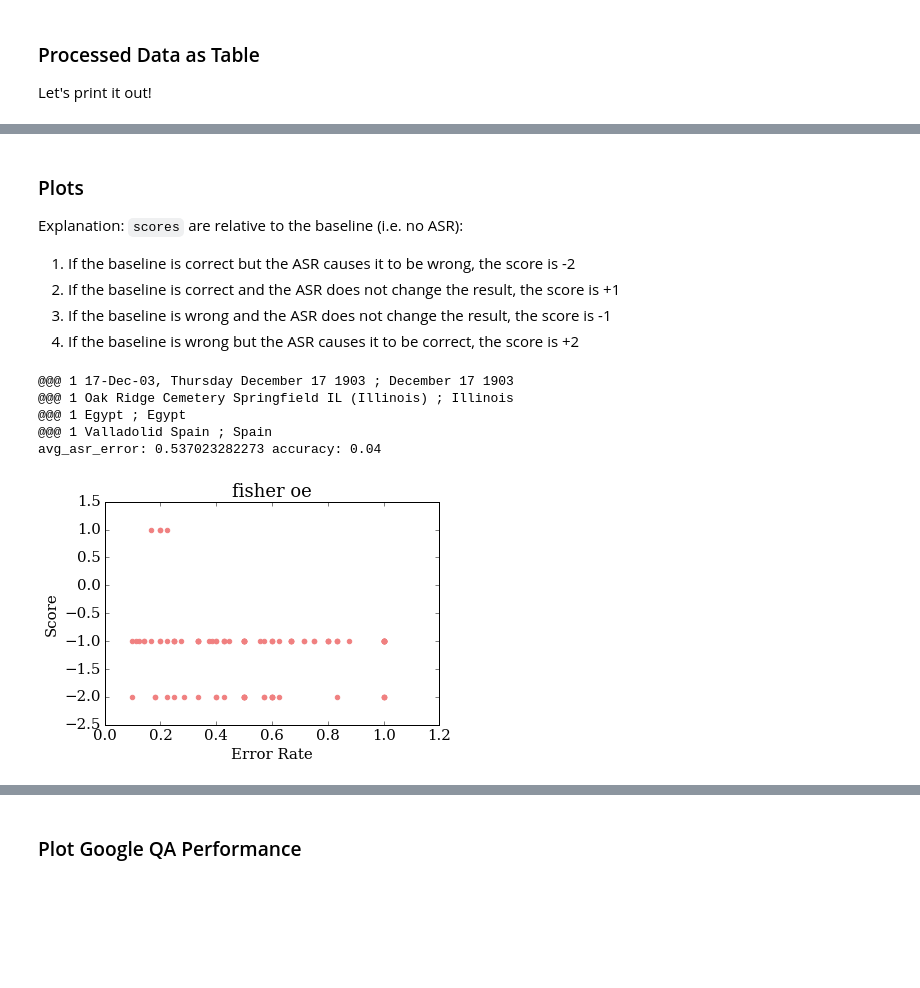
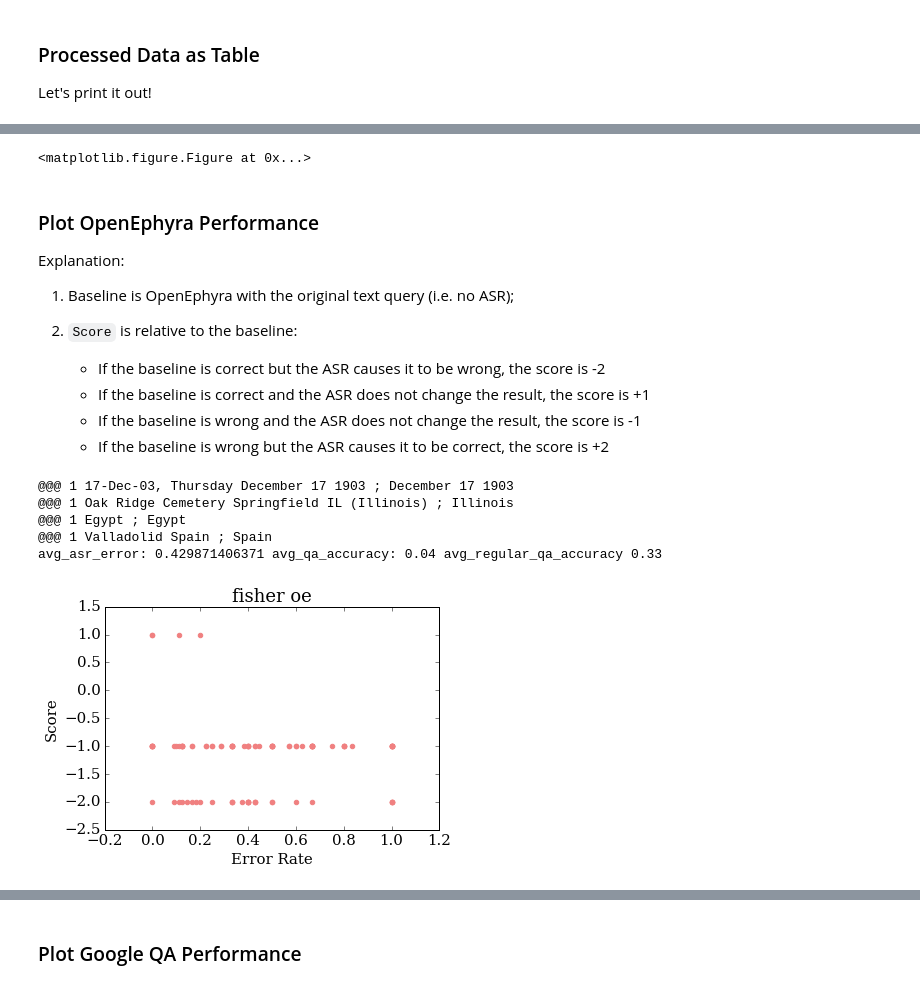
Before and after one commit to yunshengb/research, a Jupyter notebook: exp/asr_qa/analyze.ipynb, the cells around one changed output, grey strips where cells are left out. Saved outputs shown, nothing was run; the diff lists cells and outputs as text; code cells hidden in the pictures; blank space fills up the shorter version.

```diff
--- a/exp/asr_qa/analyze.ipynb
+++ b/exp/asr_qa/analyze.ipynb
@@ -153,8 +153,8 @@ data.to_csv('data.txt')
 # %%
 # Returns the error rate of str2 given str1 as the correct text.
 def error_rate(str1, str2):
-    split1 = str1.lower().split()
-    split2 = str2.lower().split()
+    split1 = stripped_str(str1).lower().split()
+    split2 = stripped_str(str2).lower().split()
     correct_count = 0
     wront_count = 0
     for word in split1:
@@ -177,26 +177,25 @@ def analyze(data, asr_name, qa_name, verbose=True):
         asr_errors[j] = error_rate(data['query'][j], transcript)
     scores = np.zeros(size)
     relative_scores = np.zeros(size)
-    regular_result = np.zeros(size)
-    result = np.zeros(size)
+    regular_qa_result = np.zeros(size)
+    qa_result = np.zeros(size)
     for j, answer in enumerate(data['_'.join(['answer', asr_name, qa_name])]):
         correct_answer = data['answer'][j]
         regular_answer = data['_'.join(['answer', 'regular', qa_name])][j]
         if answer_is_correct(regular_answer, correct_answer):
             # Regualr is correct.
-            regular_result[j] = 1
+            regular_qa_result[j] = 1
             if not answer_is_correct(answer, correct_answer):
                 # Become wrong.
                 scores[j] = 0
                 relative_scores[j] = -2
-#                 print('@@@ -2', j, asr_errors[j])
             else:
                 # Still correct.
                 if verbose:
                     print('@@@ 1', correct_answer, ';', answer)
                 scores[j] = 1
                 relative_scores[j] = 1
-                result[j] = 1
+                qa_result[j] = 1
         else:
             # Regular is wrong.
             if not answer_is_correct(answer, correct_answer):
@@ -209,41 +208,55 @@ def analyze(data, asr_name, qa_name, verbose=True):
                     print('@@@ 2', correct_answer, ';', answer)
                 scores[j] = 1
                 relative_scores[j] = 2
-                result[j] = 1
+                qa_result[j] = 1
 
-    accuracy = np.count_nonzero(result) / result.size
-    print('avg_asr_error:', asr_errors.mean(), 'accuracy:', accuracy)
-    return {'asr_name': asr_name, 'qa_name': qa_name, 'asr_errors': asr_errors, \
+    avg_qa_accuracy = np.count_nonzero(qa_result) / qa_result.size
+    avg_regular_qa_accuracy = np.count_nonzero(regular_qa_result) / regular_qa_result.size
+    print('avg_asr_error:', asr_errors.mean(), \
+          'avg_qa_accuracy:', avg_qa_accuracy, \
+          'avg_regular_qa_accuracy', avg_regular_qa_accuracy)
+    return {'asr_name': asr_name, 'qa_name': qa_name, \
+            'asr_errors': asr_errors, \
             'avg_asr_error': asr_errors.mean(), \
             'relative_scores': relative_scores, \
-            'regular_result': regular_result, 'result': result, \
-            'accuracy': accuracy}
+            'regular_qa_result': regular_qa_result, 'qa_result': qa_result, \
+            'avg_qa_accuracy': avg_qa_accuracy, \
+            'avg_regular_qa_accuracy': avg_regular_qa_accuracy}
 
-# Plot.
-def plot(color, asr_name, qa_name, asr_errors, relative_scores, **extras):
-    fig = plt.figure()
-    plt.rc("font", family="serif")
-    plt.rc("font", size=15)
+# Sets up plotting scheme.
+fig = plt.figure()
+plt.rc("font", family="serif")
+plt.rc("font", size=15)
+
+# Plots the relative scores vs error rates for a particular ASR+QA combination.
+def plot_score_vs_error(color, asr_name, qa_name, asr_errors, relative_scores, **extras):
     plt.xlabel('Error Rate')
     plt.ylabel('Score')
     plt.title(' '.join([asr_name, qa_name]))
     plt.scatter(asr_errors, relative_scores, label=asr_name, color=color)
+# %% [output]
+<matplotlib.figure.Figure at 0x...>
 # %% [markdown]
-### Plots
-Explanation: `scores` are relative to the baseline (i.e. no ASR):
-1. If the baseline is correct but the ASR causes it to be wrong, the score is -2
-2. If the baseline is correct and the ASR does not change the result, the score is +1
-3. If the baseline is wrong and the ASR does not change the result, the score is -1
-2. If the baseline is wrong but the ASR causes it to be correct, the score is +2
+### Plot OpenEphyra Performance
+Explanation:
+
+1. Baseline is OpenEphyra with the original text query (i.e. no ASR);
+
+2. `Score` is relative to the baseline:
+
+    - If the baseline is correct but the ASR causes it to be wrong, the score is -2
+    - If the baseline is correct and the ASR does not change the result, the score is +1
+    - If the baseline is wrong and the ASR does not change the result, the score is -1
+    - If the baseline is wrong but the ASR causes it to be correct, the score is +2
 # %%
-stats_list = []
-stats_list.append(analyze(data, 'fisher', 'oe'))
-plot('lightcoral', **stats_list[-1])
+openephyra_stats_list = []
+openephyra_stats_list.append(analyze(data, 'fisher', 'oe'))
+plot_score_vs_error('lightcoral', **openephyra_stats_list[-1])
 # %% [output]
 @@@ 1 17-Dec-03, Thursday December 17 1903 ; December 17 1903
 @@@ 1 Oak Ridge Cemetery Springfield IL (Illinois) ; Illinois
 @@@ 1 Egypt ; Egypt
 @@@ 1 Valladolid Spain ; Spain
-avg_asr_error: 0.537023282273 accuracy: 0.04
+avg_asr_error: 0.429871406371 avg_qa_accuracy: 0.04 avg_regular_qa_accuracy 0.33
-[figure, old version]
+[figure, new version]
 # %%
```
Also changed, not shown: parts of 14 cells of this notebook, 2 other files.
